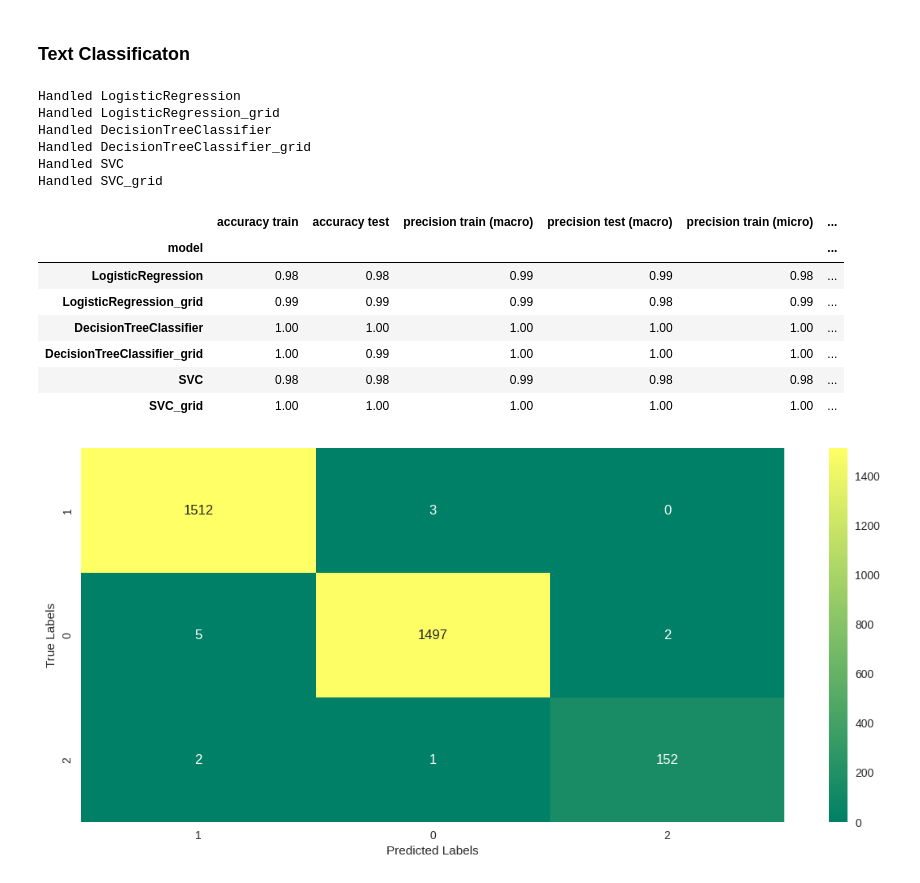
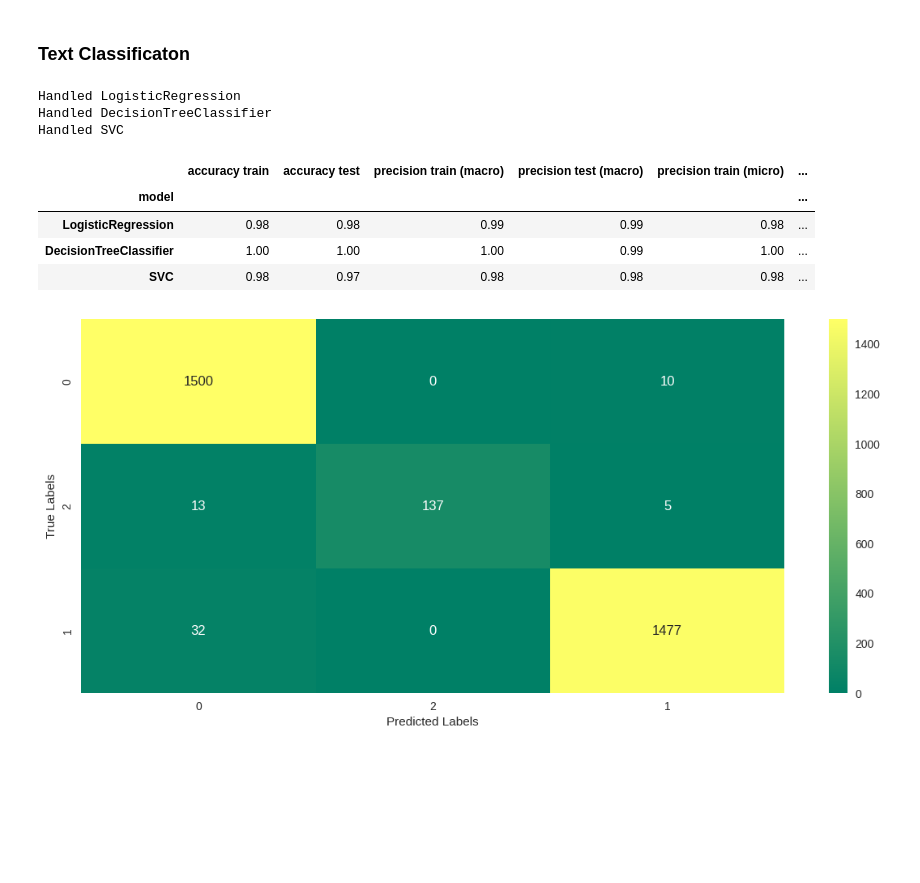
Before and after one commit to seeman512/ML, a Jupyter notebook: Lab8/Hometask.ipynb, the cells around one changed output. Saved outputs shown, nothing was run; the diff lists cells and outputs as text; code cells hidden in the pictures; blank space fills up the shorter version.

```diff
--- a/Lab8/Hometask.ipynb
+++ b/Lab8/Hometask.ipynb
@@ -102,7 +104,6 @@ df2
 # modify columns types
 print(df2['category'].value_counts()[:10])
 df2['content'] = df2['content'].astype('string')
-df2['dt'] = pd.to_datetime(df['date'])
 df2 = df2.dropna()
 df2.info()
 # %% [output]
@@ -173,9 +173,9 @@ ukrainian_stop_words[:10]
 # Lower Casing
 df3['content_new'] = df3['content'].str.lower().replace('\n', ' ')
 # Removal of Punctuations
-df3['content_new'] = df3['content_new'].apply(lambda text: text.translate(str.maketrans('', '', string.punctuation)))
+df3['content_new'] = df3['content_new'].progress_apply(lambda text: text.translate(str.maketrans('', '', string.punctuation)))
 # Removal of stopwords
 stopwords = nltk.corpus.stopwords.words('russian') + ukrainian_stop_words
-df3['content_new'] = df3['content_new'].apply(lambda text: " ".join([word for word in text.split() if word not in stopwords]))
+df3['content_new'] = df3['content_new'].progress_apply(lambda text: " ".join([word for word in text.split() if word not in stopwords]))
 df3.head()
 # %% [output]
@@ -189,6 +189,6 @@ df3.head()
 #### Tokenize and Stemming
 # %%
 stemmer = nltk.stem.SnowballStemmer("russian")
-df3['content_new'] = df3['content_new'].apply(lambda text: " ".join([stemmer.stem(word) for word in nltk.tokenize.word_tokenize(text)]))
+df3['content_new'] = df3['content_new'].progress_apply(lambda text: " ".join([stemmer.stem(word) for word in nltk.tokenize.word_tokenize(text)]))
 df3.head()
 # %% [output]
@@ -366,34 +420,9 @@ def get_metrics(x, y, model, label):
             "recall train (micro)": "%.2f" % metrics.recall_score(y_train, y_hat_train, average = 'micro', zero_division=0),
             "recall test (micro)": "%.2f" % metrics.recall_score(y_test, y_hat_test, average = 'micro', zero_division=0)}
 # %%
-cv = StratifiedShuffleSplit(n_splits=10, test_size=.30, random_state=1)
-scoring = "accuracy"
-jobs = 6
-
 models = {"LogisticRegression": LogisticRegression(max_iter=2000),
-          "LogisticRegression_grid": GridSearchCV(LogisticRegression(max_iter=2000),
-                                                  param_grid={"penalty": ['l2'], "C": list(range(1,18))},
-                                                  scoring=scoring,
-                                                  cv=cv),
-
           "DecisionTreeClassifier": DecisionTreeClassifier(),
-          "DecisionTreeClassifier_grid": GridSearchCV(DecisionTreeClassifier(),
-                                                      param_grid={'max_depth': [5, 10, 20,25],
-                                                                  'min_samples_leaf': [10, 20, 50, 100,120],
-                                                                  'criterion': ["gini", "entropy"]},
-                                                      scoring=scoring,
-                                                      cv=cv),
-
-          "SVC": SVC(kernel="linear", C=0.025),
-          "SVC_grid": GridSearchCV(SVC(),
-                                   param_grid={'C': [0.1, 1, 10, 100, 1000],
-                                               'gamma': [1, 0.1, 0.01, 0.001, 0.0001],
-                                               'kernel': ['rbf']}, #'sigmoid', 'poly']},
-                                   scoring=scoring,
-                                   refit = True,
-                                   cv=cv,
-                                   n_jobs=jobs),
-
+          "SVC": SVC(kernel="linear", C=0.025)
          }
 
 series = []
@@ -406,30 +435,24 @@ mdf = pd.concat(series, axis=1).T.set_index("model")
 mdf
 # %% [output]
 Handled LogisticRegression
-Handled LogisticRegression_grid
 Handled DecisionTreeClassifier
-Handled DecisionTreeClassifier_grid
 Handled SVC
-Handled SVC_grid
 |  | accuracy train | accuracy test | precision train (macro) | precision test (macro) | precision train (micro) | ... |
 | model |  |  |  |  |  | ... |
 | LogisticRegression | 0.98 | 0.98 | 0.99 | 0.99 | 0.98 | ... |
-| LogisticRegression_grid | 0.99 | 0.99 | 0.99 | 0.98 | 0.99 | ... |
-| DecisionTreeClassifier | 1.00 | 1.00 | 1.00 | 1.00 | 1.00 | ... |
-| DecisionTreeClassifier_grid | 1.00 | 0.99 | 1.00 | 1.00 | 1.00 | ... |
-| SVC | 0.98 | 0.98 | 0.99 | 0.98 | 0.98 | ... |
-| SVC_grid | 1.00 | 1.00 | 1.00 | 1.00 | 1.00 | ... |
+| DecisionTreeClassifier | 1.00 | 1.00 | 1.00 | 0.99 | 1.00 | ... |
+| SVC | 0.98 | 0.97 | 0.98 | 0.98 | 0.98 | ... |
 # %%
-best_model = "DecisionTreeClassifier" # KNN_grid
+best_model = "LogisticRegression" # KNN_grid
 X_train, X_test, y_train, y_test = train_test_split(X, y, test_size=0.33, random_state=1)
 y_hat = models[best_model].fit(X_train, y_train).predict(X_test)
 y_score = models[best_model].fit(X_train, y_train).predict_proba(X_test)
 
 plt.figure(figsize = (14,6))
 sns.heatmap(metrics.confusion_matrix(y_test, y_hat), annot = True, fmt="d",
             xticklabels = clusters, yticklabels = clusters, cmap = 'summer')
 plt.xlabel('Predicted Labels')
 plt.ylabel('True Labels')
 plt.show()
 # %% [output]
-[figure, old version]
+[figure, new version]
```
Also changed, not shown: parts of 14 cells of this notebook.
